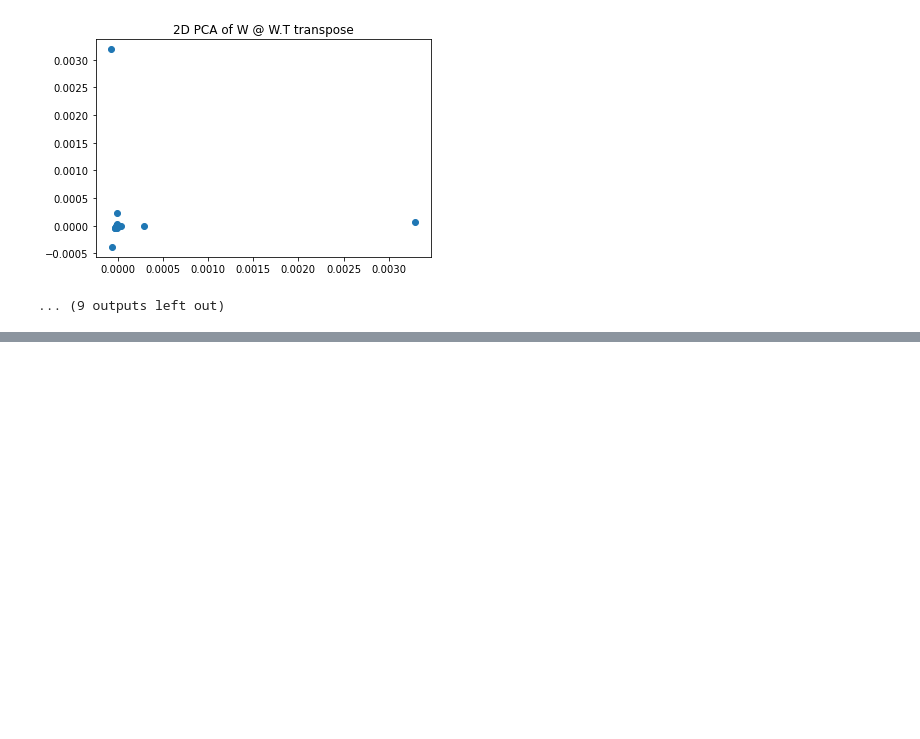
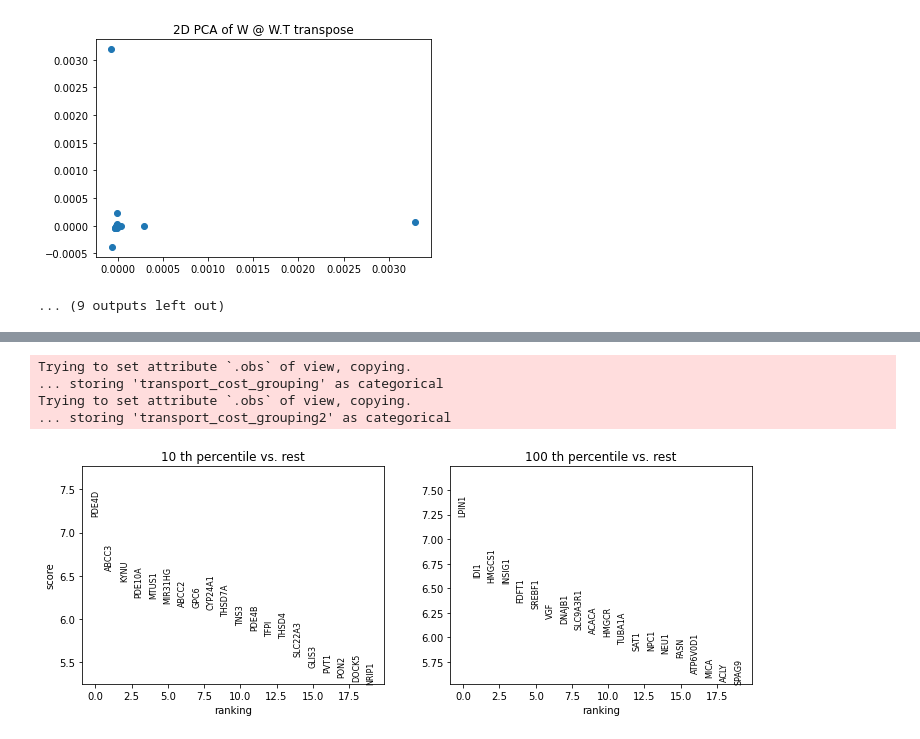
Before and after one commit to manuyavuz/single-cell-analysis, a Jupyter notebook: experiments/transport_plan_analysis.ipynb, the cells around one changed output, grey strips where cells are left out. Cells and saved outputs as stored; diff of their text form; code cells hidden in the pictures; blank space fills up the shorter version.

```diff
--- a/experiments/transport_plan_analysis.ipynb
+++ b/experiments/transport_plan_analysis.ipynb
@@ -780,0 +905,10 @@ tensor(143.1976)
+# %%
+list_ = sciplex2[sciplex2.obs['transport_cost_grouping2'] != 'unknown']
+sc.tl.rank_genes_groups(list_, 'transport_cost_grouping2', method='wilcoxon', key_added = "wilcoxon")
+sc.pl.rank_genes_groups(list_, n_genes=20, sharey=False, key='wilcoxon')
+# %% [output]
+Trying to set attribute `.obs` of view, copying.
+... storing 'transport_cost_grouping' as categorical
+Trying to set attribute `.obs` of view, copying.
+... storing 'transport_cost_grouping2' as categorical
+[figure, added]
```
Also changed, not shown: parts of 25 cells of this notebook, 2 other files.
